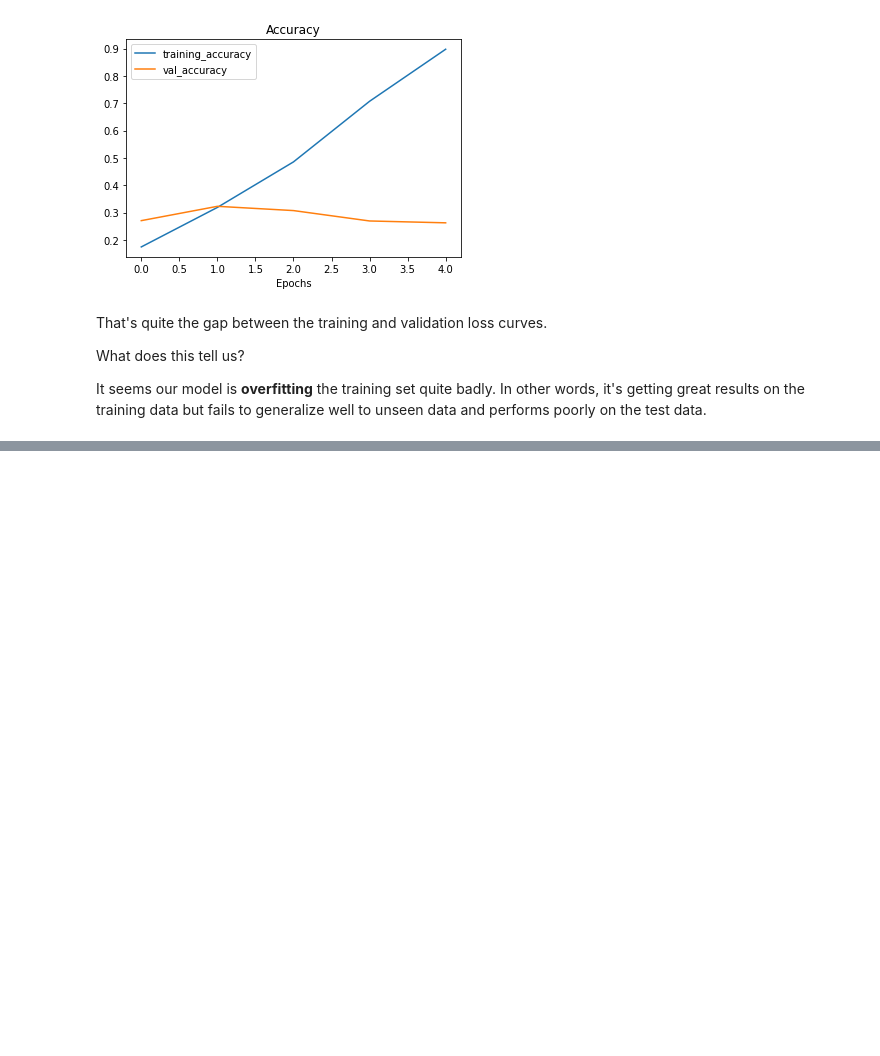
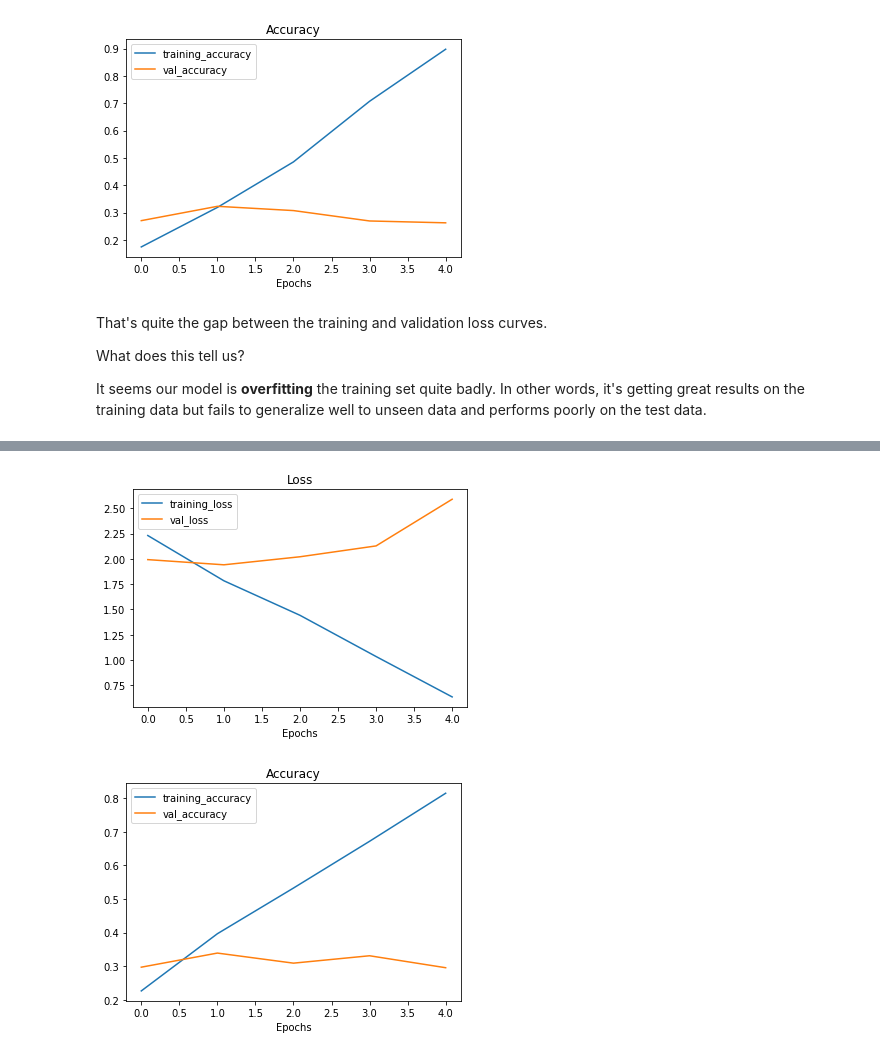
Before and after one commit to kianakiaei/TensorFlow, a Jupyter notebook: 03_computer_vision_with_tensorflow.ipynb, the cells around one changed output, grey strips where cells are left out. Drawn from its saved outputs; the diff is of its cells as text; code cells hidden in the pictures; blank space fills up the shorter version.

Commit message:
Multi-class classification - step by step - adjust the parameters

```diff
--- a/03_computer_vision_with_tensorflow.ipynb
+++ b/03_computer_vision_with_tensorflow.ipynb
@@ -1403,0 +1441,20 @@ It seems our model is **overfitting** the training set quite badly. In other wor
+# %%
+# Try a simplified model (removed two layers)
+model_9 = Sequential([
+  Conv2D(10, 3, activation='relu', input_shape=(224, 224, 3)),
+  MaxPool2D(),
+  Conv2D(10, 3, activation='relu'),
+  MaxPool2D(),
+  Flatten(),
+  Dense(10, activation='softmax')
+])
+
+model_9.compile(loss='categorical_crossentropy',
+                 optimizer=tf.keras.optimizers.Adam(),
+                 metrics=['accuracy'])
+
+history_9 = model_9.fit(train_data,
+                          epochs=5,
+                          steps_per_epoch=len(train_data),
+                          validation_data=test_data,
+                          validation_steps=len(test_data))
@@ -1403,0 +1495,6 @@ It seems our model is **overfitting** the training set quite badly. In other wor
+# %%
+# Check out the loss curves of model_9
+plot_loss_curves(history_9)
+# %% [output]
+[figure, added]
+[figure, added]
```
Also changed, not shown: parts of 14 cells of this notebook.
